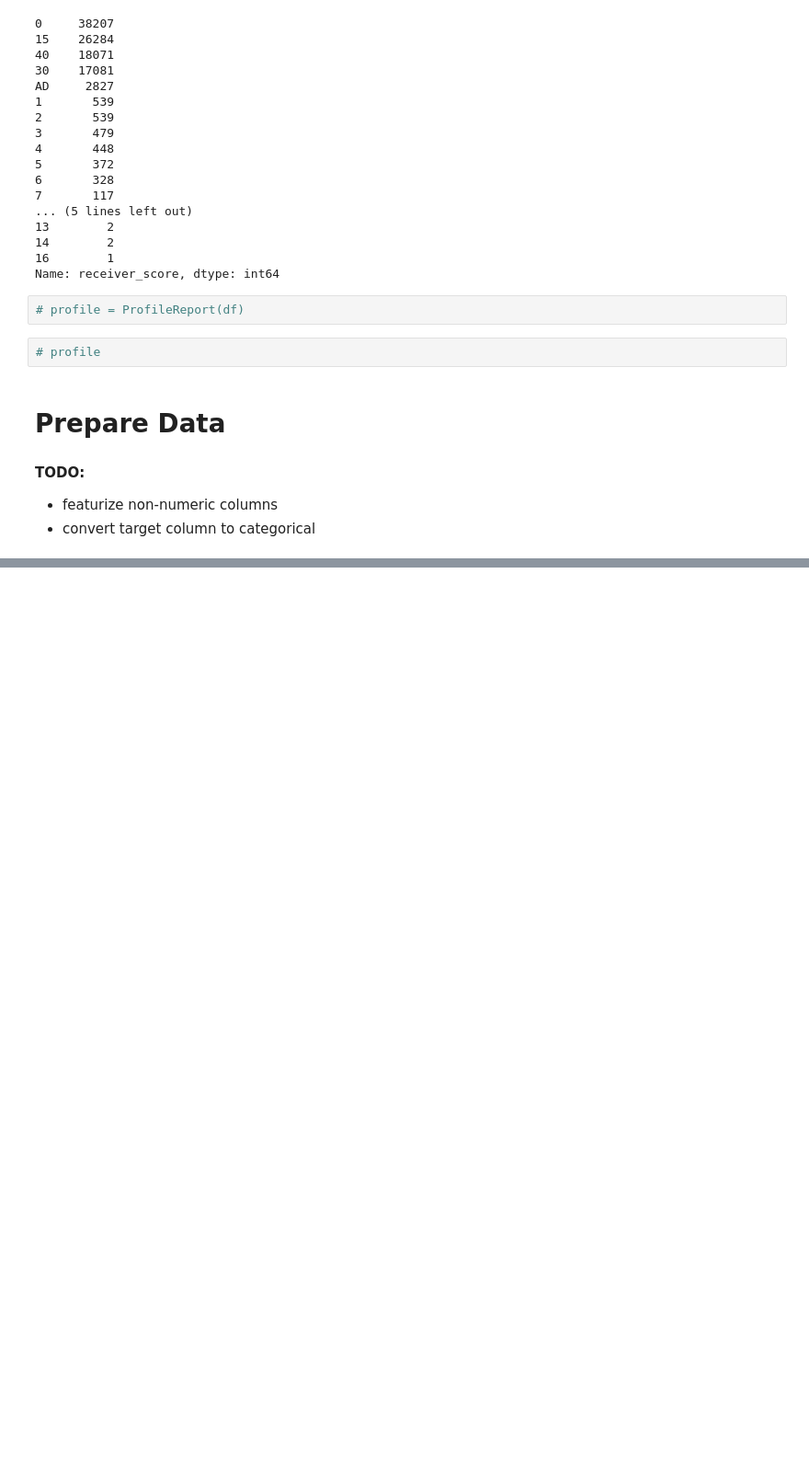
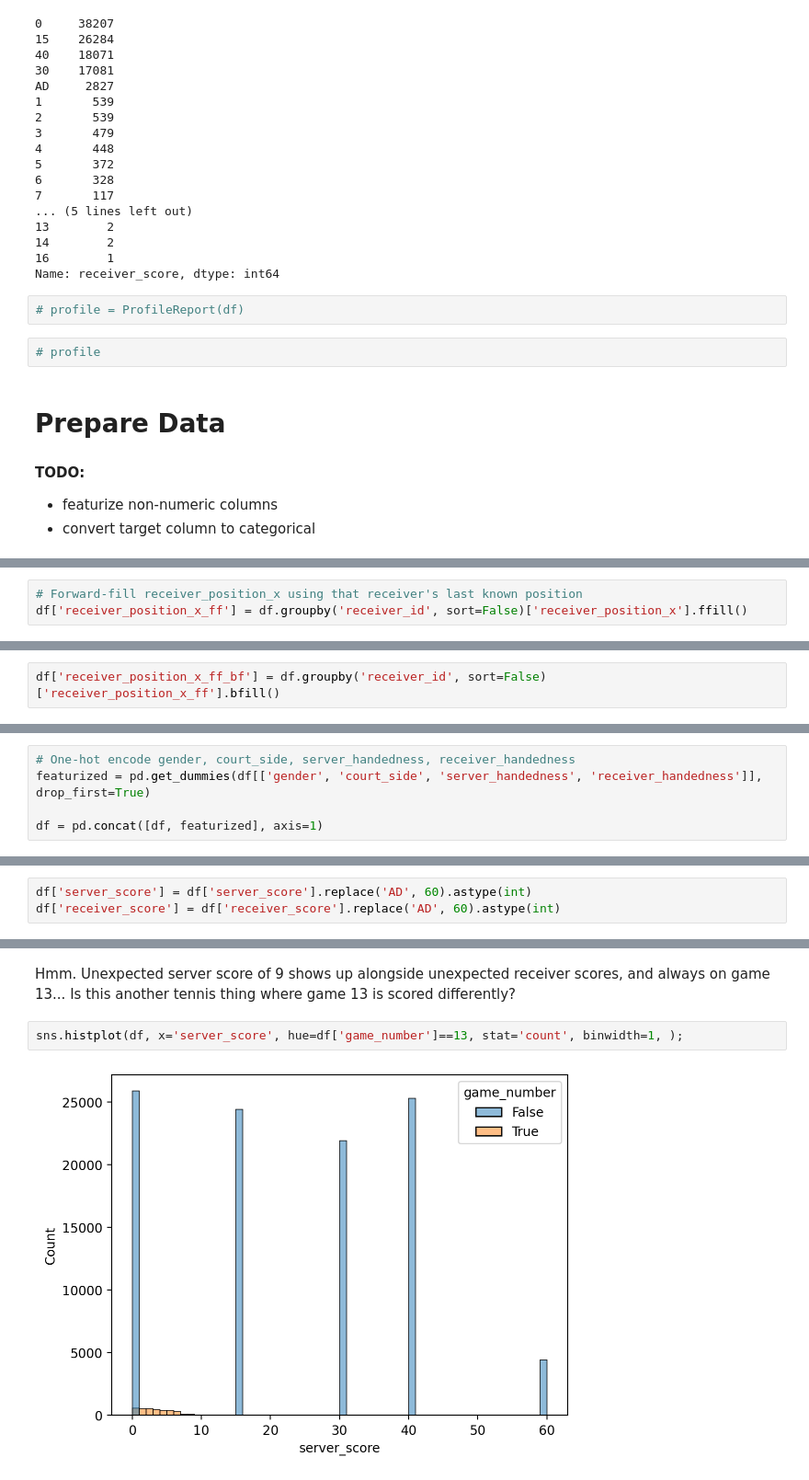
Before and after one commit to pjleimbigler/AO-Data-Slam-2023, a Jupyter notebook: notebooks/1 - Explore Data and Fit Baseline Model.ipynb, the cells around one changed output, grey strips where cells are left out. Shown: that part at 92% size. Cells and saved outputs as stored; diff of their text form; blank space fills up the shorter version.

```diff
--- a/notebooks/1 - Explore Data and Fit Baseline Model.ipynb
+++ b/notebooks/1 - Explore Data and Fit Baseline Model.ipynb
@@ -242,0 +142,3 @@ array([[0.3437937 , 0.16628699, 0.12801322, 0.04290588, 0.04184625,
+# %%
+# Forward-fill receiver_position_x using that receiver's last known position
+df['receiver_position_x_ff'] = df.groupby('receiver_id', sort=False)['receiver_position_x'].ffill()
@@ -242,0 +161,2 @@ array([[0.3437937 , 0.16628699, 0.12801322, 0.04290588, 0.04184625,
+# %%
+df['receiver_position_x_ff_bf'] = df.groupby('receiver_id', sort=False)['receiver_position_x_ff'].bfill()
@@ -242,0 +172,5 @@ array([[0.3437937 , 0.16628699, 0.12801322, 0.04290588, 0.04184625,
+# %%
+# One-hot encode gender, court_side, server_handedness, receiver_handedness
+featurized = pd.get_dummies(df[['gender', 'court_side', 'server_handedness', 'receiver_handedness']], drop_first=True)
+
+df = pd.concat([df, featurized], axis=1)
@@ -242,0 +231,3 @@ array([[0.3437937 , 0.16628699, 0.12801322, 0.04290588, 0.04184625,
+# %%
+df['server_score'] = df['server_score'].replace('AD', 60).astype(int)
+df['receiver_score'] = df['receiver_score'].replace('AD', 60).astype(int)
@@ -242,0 +259,6 @@ array([[0.3437937 , 0.16628699, 0.12801322, 0.04290588, 0.04184625,
+# %% [markdown]
+Hmm. Unexpected server score of 9 shows up alongside unexpected receiver scores, and always on game 13... Is this another tennis thing where game 13 is scored differently?
+# %%
+sns.histplot(df, x='server_score', hue=df['game_number']==13, stat='count', binwidth=1, );
+# %% [output]
+[figure, added]
```
Also changed, not shown: parts of 47 cells of this notebook.
